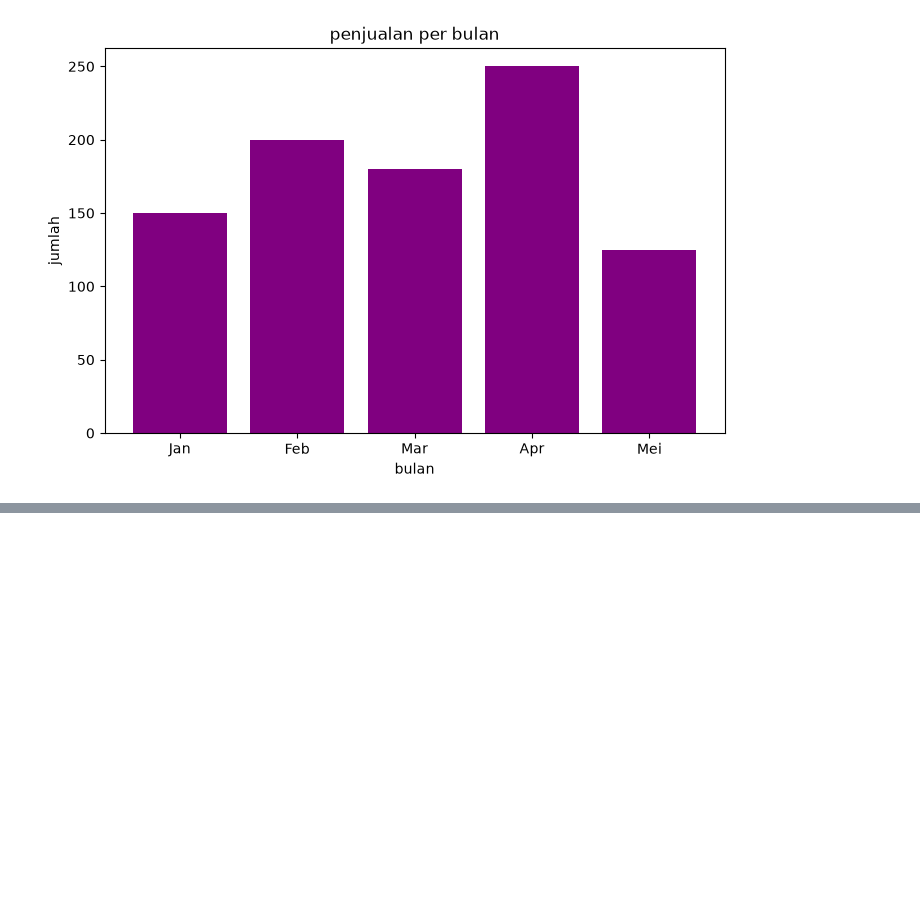
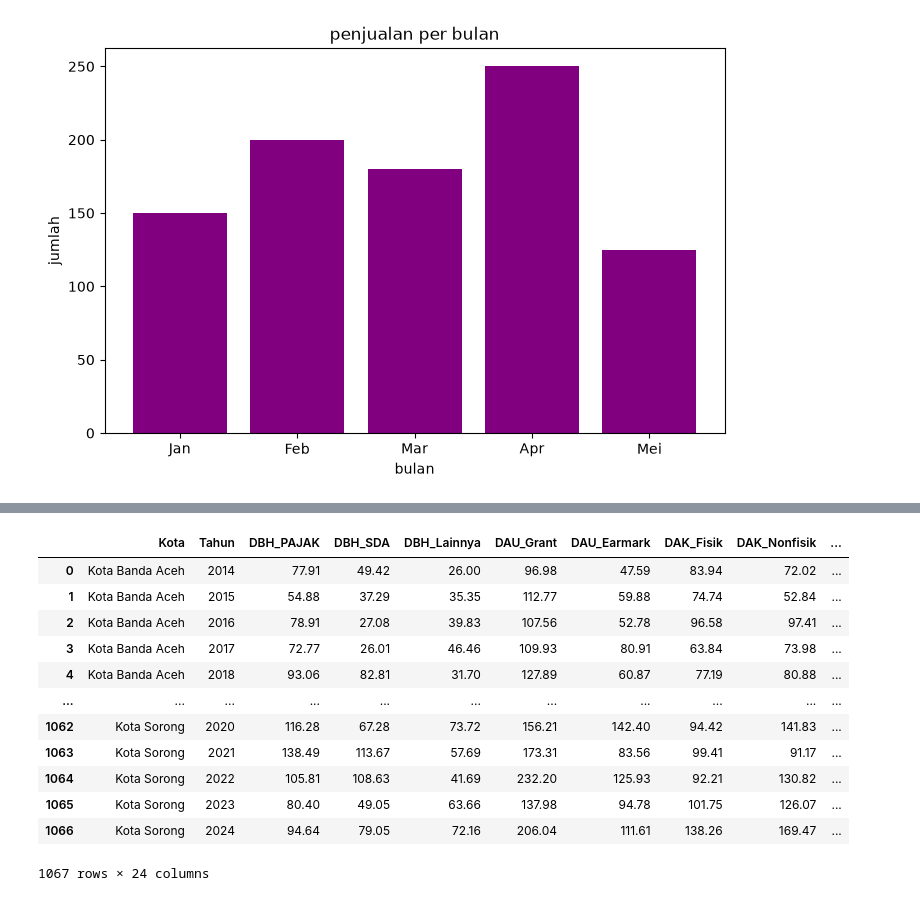
Before and after one commit to icacanilzaa-wq/Tugas-PDS, a Jupyter notebook: Visualisasi.ipynb, the cells around one changed output, grey strips where cells are left out. Cells and saved outputs as stored; diff of their text form; code cells hidden in the pictures; blank space fills up the shorter version.

```diff
--- a/Visualisasi.ipynb
+++ b/Visualisasi.ipynb
@@ -88,0 +158,22 @@ plt.show()
+# %%
+import pandas as pd
+
+
+url = "https://raw.githubusercontent.com/Alam-A99/DATAAKSI/main/dataset_fiskal_97_hipoFull.csv"
+
+df = pd.read_csv(url)
+df
+# %% [output]
+|  | Kota | Tahun | DBH_PAJAK | DBH_SDA | DBH_Lainnya | DAU_Grant | DAU_Earmark | DAK_Fisik | DAK_Nonfisik | ... |
+| 0 | Kota Banda Aceh | 2014 | 77.91 | 49.42 | 26.00 | 96.98 | 47.59 | 83.94 | 72.02 | ... |
+| 1 | Kota Banda Aceh | 2015 | 54.88 | 37.29 | 35.35 | 112.77 | 59.88 | 74.74 | 52.84 | ... |
+| 2 | Kota Banda Aceh | 2016 | 78.91 | 27.08 | 39.83 | 107.56 | 52.78 | 96.58 | 97.41 | ... |
+| 3 | Kota Banda Aceh | 2017 | 72.77 | 26.01 | 46.46 | 109.93 | 80.91 | 63.84 | 73.98 | ... |
+| 4 | Kota Banda Aceh | 2018 | 93.06 | 82.81 | 31.70 | 127.89 | 60.87 | 77.19 | 80.88 | ... |
+| ... | ... | ... | ... | ... | ... | ... | ... | ... | ... | ... |
+| 1062 | Kota Sorong | 2020 | 116.28 | 67.28 | 73.72 | 156.21 | 142.40 | 94.42 | 141.83 | ... |
+| 1063 | Kota Sorong | 2021 | 138.49 | 113.67 | 57.69 | 173.31 | 83.56 | 99.41 | 91.17 | ... |
+| 1064 | Kota Sorong | 2022 | 105.81 | 108.63 | 41.69 | 232.20 | 125.93 | 92.21 | 130.82 | ... |
+| 1065 | Kota Sorong | 2023 | 80.40 | 49.05 | 63.66 | 137.98 | 94.78 | 101.75 | 126.07 | ... |
+| 1066 | Kota Sorong | 2024 | 94.64 | 79.05 | 72.16 | 206.04 | 111.61 | 138.26 | 169.47 | ... |
+1067 rows × 24 columns
```
Also changed, not shown: parts of 4 cells of this notebook.
